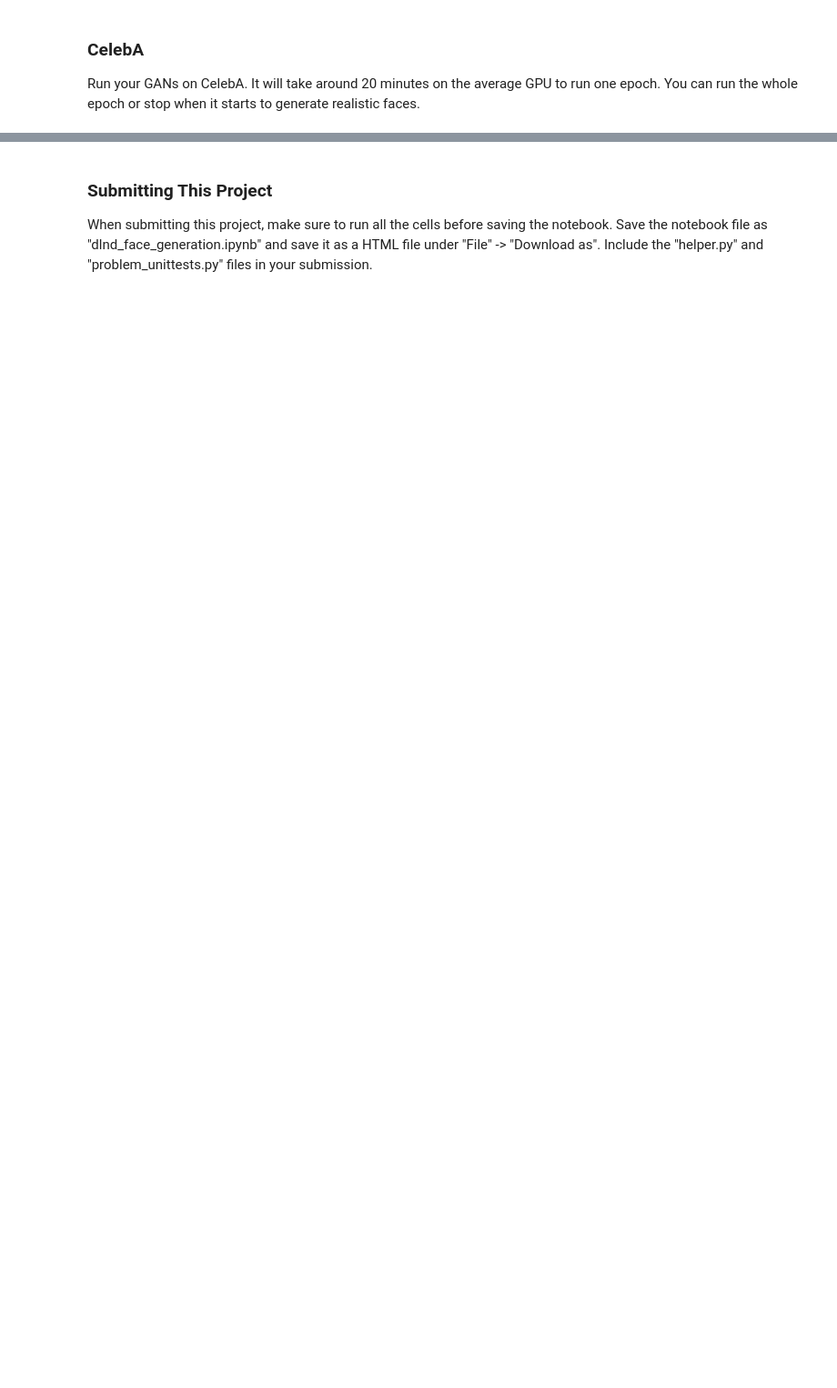
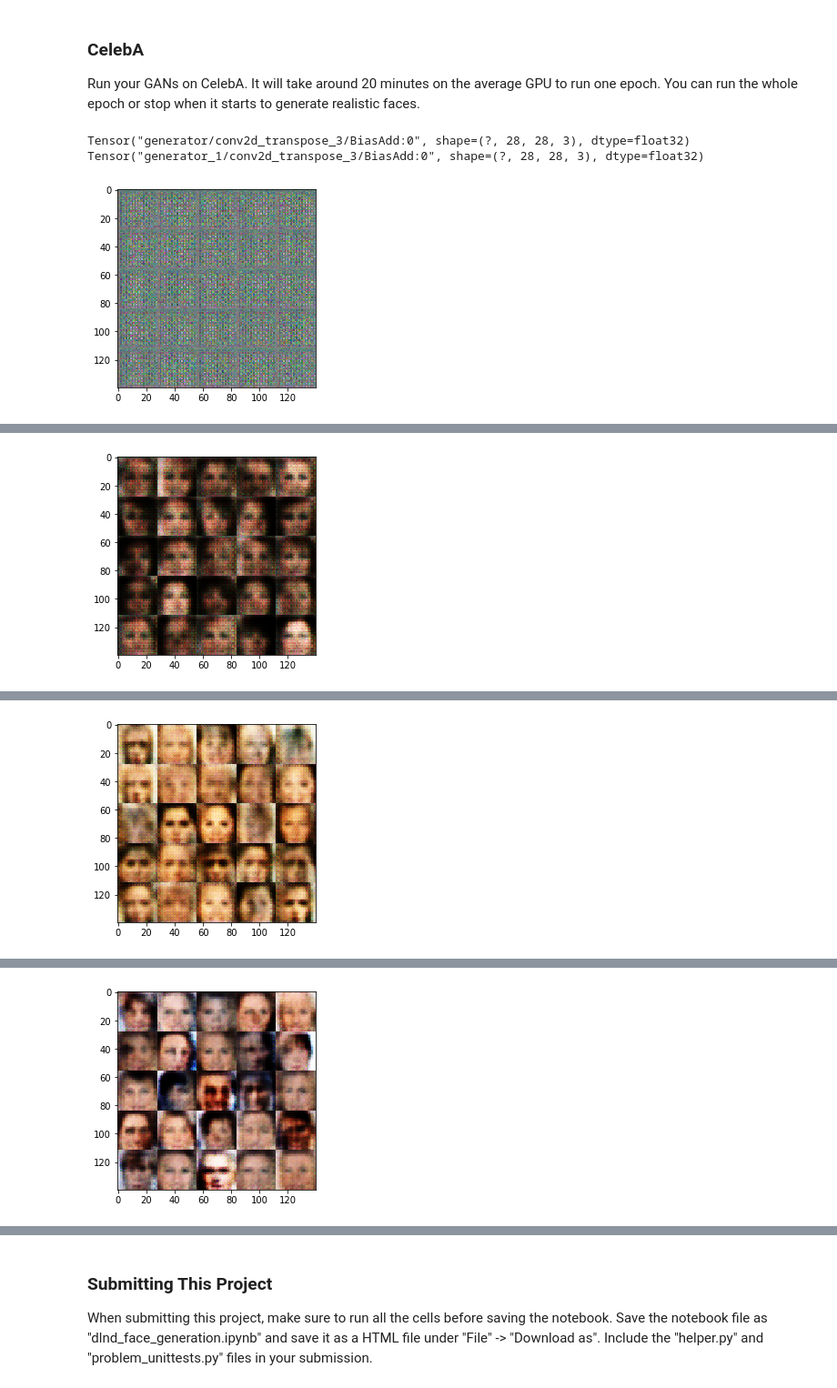
Before and after one commit to Ric01/generate-faces, a Jupyter notebook: dlnd_face_generation.ipynb, the cells around one changed output, grey strips where cells are left out. Shown at 91% size. Saved outputs shown, nothing was run; the diff lists cells and outputs as text; code cells hidden in the pictures; blank space fills up the shorter version.

```diff
--- a/dlnd_face_generation.ipynb
+++ b/dlnd_face_generation.ipynb
@@ -495,18 +457,22 @@ Epoch 2/2... Discriminator Loss: 1.3922... Generator Loss: 0.0018
 ### CelebA
 Run your GANs on CelebA.  It will take around 20 minutes on the average GPU to run one epoch.  You can run the whole epoch or stop when it starts to generate realistic faces.
 # %%
-batch_size = 128
+batch_size = 32
 z_dim = 100
-learning_rate = 0.002
-beta1 = 0.48
+learning_rate = 0.0001
+beta1 = 0.5
 
 
 """
 DON'T MODIFY ANYTHING IN THIS CELL THAT IS BELOW THIS LINE
 """
 epochs = 1
 
 celeba_dataset = helper.Dataset('celeba', glob(os.path.join(data_dir, 'img_align_celeba/*.jpg')))
 with tf.Graph().as_default():
     train(epochs, batch_size, z_dim, learning_rate, beta1, celeba_dataset.get_batches,
           celeba_dataset.shape, celeba_dataset.image_mode)
+# %% [output]
+Tensor("generator/conv2d_transpose_3/BiasAdd:0", shape=(?, 28, 28, 3), dtype=float32)
+Tensor("generator_1/conv2d_transpose_3/BiasAdd:0", shape=(?, 28, 28, 3), dtype=float32)
+[figure, added]
@@ -512,0 +481 @@ with tf.Graph().as_default():
+[figure, added]
@@ -512,0 +484 @@ with tf.Graph().as_default():
+[figure, added]
@@ -512,0 +487 @@ with tf.Graph().as_default():
+[figure, added]
```
Also changed, not shown: parts of 9 cells of this notebook.
